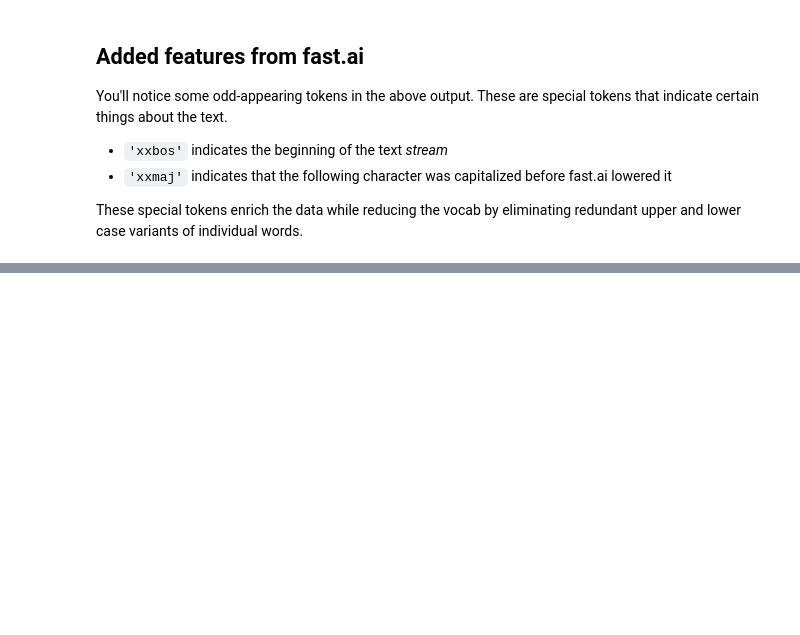
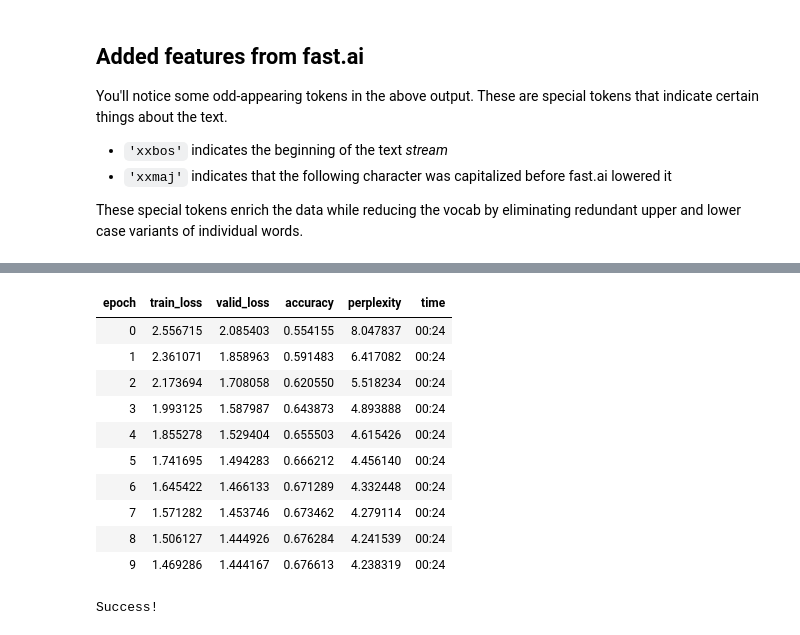
Before and after one commit to wfwiggins/RSNA-NLP-2020, a Jupyter notebook: RSNA20_NLP.ipynb, the cells around one changed output, grey strips where cells are left out. Drawn from its saved outputs; the diff is of its cells as text; code cells hidden in the pictures; blank space fills up the shorter version.

Commit message:
add LM fine-tuning

```diff
--- a/RSNA20_NLP.ipynb
+++ b/RSNA20_NLP.ipynb
@@ -133,7 +134,11 @@ We'll set it up such that the our test set is 15% of our full data set and keep
 #@title **Test set label counts**
 from sklearn.model_selection import train_test_split
 
+np.random.seed(42)
+
 train_val, test = train_test_split(reports_df, test_size=0.15, stratify=reports_df.label.values)
+train_val.reset_index(inplace=True)
+test.reset_index(inplace=True)
 test_counts = test.label.value_counts()
 test_counts.plot.bar();
 # %% [output]
@@ -189,0 +232,6 @@ These special tokens enrich the data while reducing the vocab by eliminating red
+# %%
+#@title **Fine-tuning the language model (part 1)...**
+
+dls_lm = TextDataLoaders.from_df(train_val, valid_pct=0.3, seed=42, text_col='text', is_lm=True)
+learn = language_model_learner(dls_lm, AWD_LSTM, metrics=[accuracy, Perplexity()]).to_fp16()
+learn.fit_one_cycle(1, 2e-2)
@@ -189,0 +243,17 @@ These special tokens enrich the data while reducing the vocab by eliminating red
+# %%
+#@title **Fine-tuning the language model (part 2)...**
+
+learn.unfreeze()
+learn.fit_one_cycle(10, 2e-3)
+# %% [output]
+| epoch | train_loss | valid_loss | accuracy | perplexity | time |
+| 0 | 2.556715 | 2.085403 | 0.554155 | 8.047837 | 00:24 |
+| 1 | 2.361071 | 1.858963 | 0.591483 | 6.417082 | 00:24 |
+| 2 | 2.173694 | 1.708058 | 0.620550 | 5.518234 | 00:24 |
+| 3 | 1.993125 | 1.587987 | 0.643873 | 4.893888 | 00:24 |
+| 4 | 1.855278 | 1.529404 | 0.655503 | 4.615426 | 00:24 |
+| 5 | 1.741695 | 1.494283 | 0.666212 | 4.456140 | 00:24 |
+| 6 | 1.645422 | 1.466133 | 0.671289 | 4.332448 | 00:24 |
+| 7 | 1.571282 | 1.453746 | 0.673462 | 4.279114 | 00:24 |
+| 8 | 1.506127 | 1.444926 | 0.676284 | 4.241539 | 00:24 |
+| 9 | 1.469286 | 1.444167 | 0.676613 | 4.238319 | 00:24 |
@@ -189,0 +264,11 @@ These special tokens enrich the data while reducing the vocab by eliminating red
+# %%
+#@title **Downloading fine-tuned language model...**
+
+!wget -q https://github.com/wfwiggins/RSNA-NLP-2020/blob/master/models.zip?raw=true
+!mkdir -p models
+!unzip -o models.zip?raw=true -d models >/dev/null
+!rm models.zip?raw=true
+
+print('Success!')
+# %% [output]
+Success!
```
Also changed, not shown: parts of 12 cells of this notebook.
